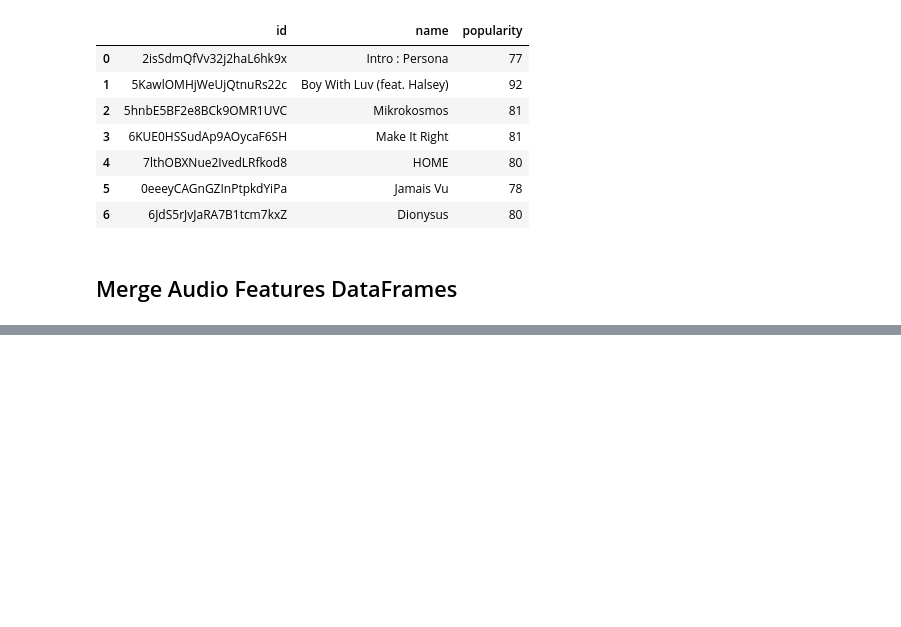
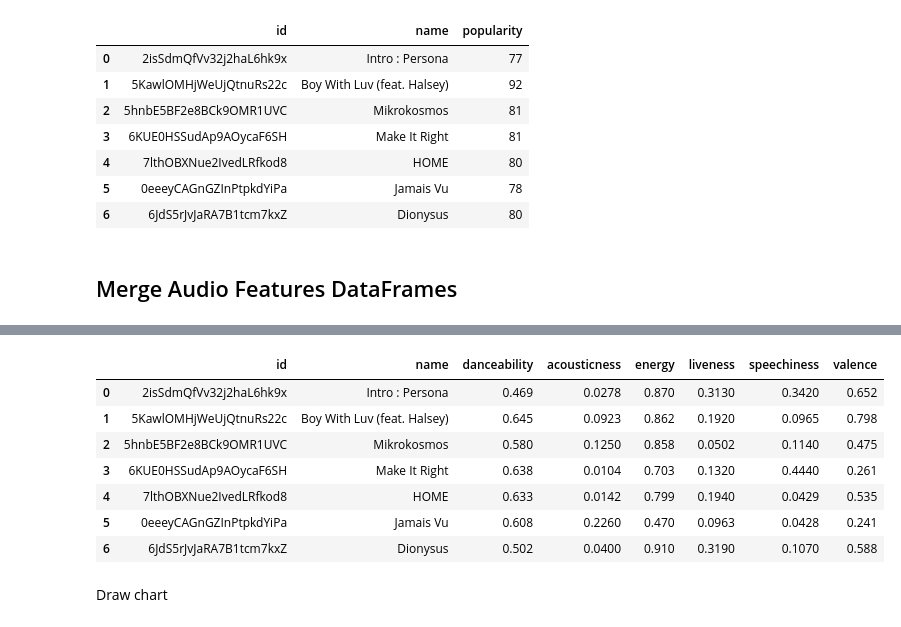
Before and after one commit to sujinleeme/BTS-music-analysis, a Jupyter notebook: bts-spotify.ipynb, the cells around one changed output, grey strips where cells are left out. Saved outputs shown, nothing was run; the diff lists cells and outputs as text; code cells hidden in the pictures; blank space fills up the shorter version.

```diff
--- a/bts-spotify.ipynb
+++ b/bts-spotify.ipynb
@@ -192,3 +195,19 @@ concat_df
+# %%
+visual_features_df = all_audio_features_df[['danceability', 'acousticness', 'energy', 'liveness', 'speechiness', 'valence']]
+# %%
+concat_df = pd.concat([tracks_df, visual_features_df], axis=1, sort=False)
+concat_df
+# %% [output]
+|  | id | name | danceability | acousticness | energy | liveness | speechiness | valence |
+| 0 | 2isSdmQfVv32j2haL6hk9x | Intro : Persona | 0.469 | 0.0278 | 0.870 | 0.3130 | 0.3420 | 0.652 |
+| 1 | 5KawlOMHjWeUjQtnuRs22c | Boy With Luv (feat. Halsey) | 0.645 | 0.0923 | 0.862 | 0.1920 | 0.0965 | 0.798 |
+| 2 | 5hnbE5BF2e8BCk9OMR1UVC | Mikrokosmos | 0.580 | 0.1250 | 0.858 | 0.0502 | 0.1140 | 0.475 |
+| 3 | 6KUE0HSSudAp9AOycaF6SH | Make It Right | 0.638 | 0.0104 | 0.703 | 0.1320 | 0.4440 | 0.261 |
+| 4 | 7lthOBXNue2IvedLRfkod8 | HOME | 0.633 | 0.0142 | 0.799 | 0.1940 | 0.0429 | 0.535 |
+| 5 | 0eeeyCAGnGZInPtpkdYiPa | Jamais Vu | 0.608 | 0.2260 | 0.470 | 0.0963 | 0.0428 | 0.241 |
+| 6 | 6JdS5rJvJaRA7B1tcm7kxZ | Dionysus | 0.502 | 0.0400 | 0.910 | 0.3190 | 0.1070 | 0.588 |
+# %% [markdown]
+Draw chart
 # %%
 # Set font
 FONT_NAME = "Hack Nerd Font"
```
Also changed, not shown: parts of 6 cells of this notebook, 1 other file.
